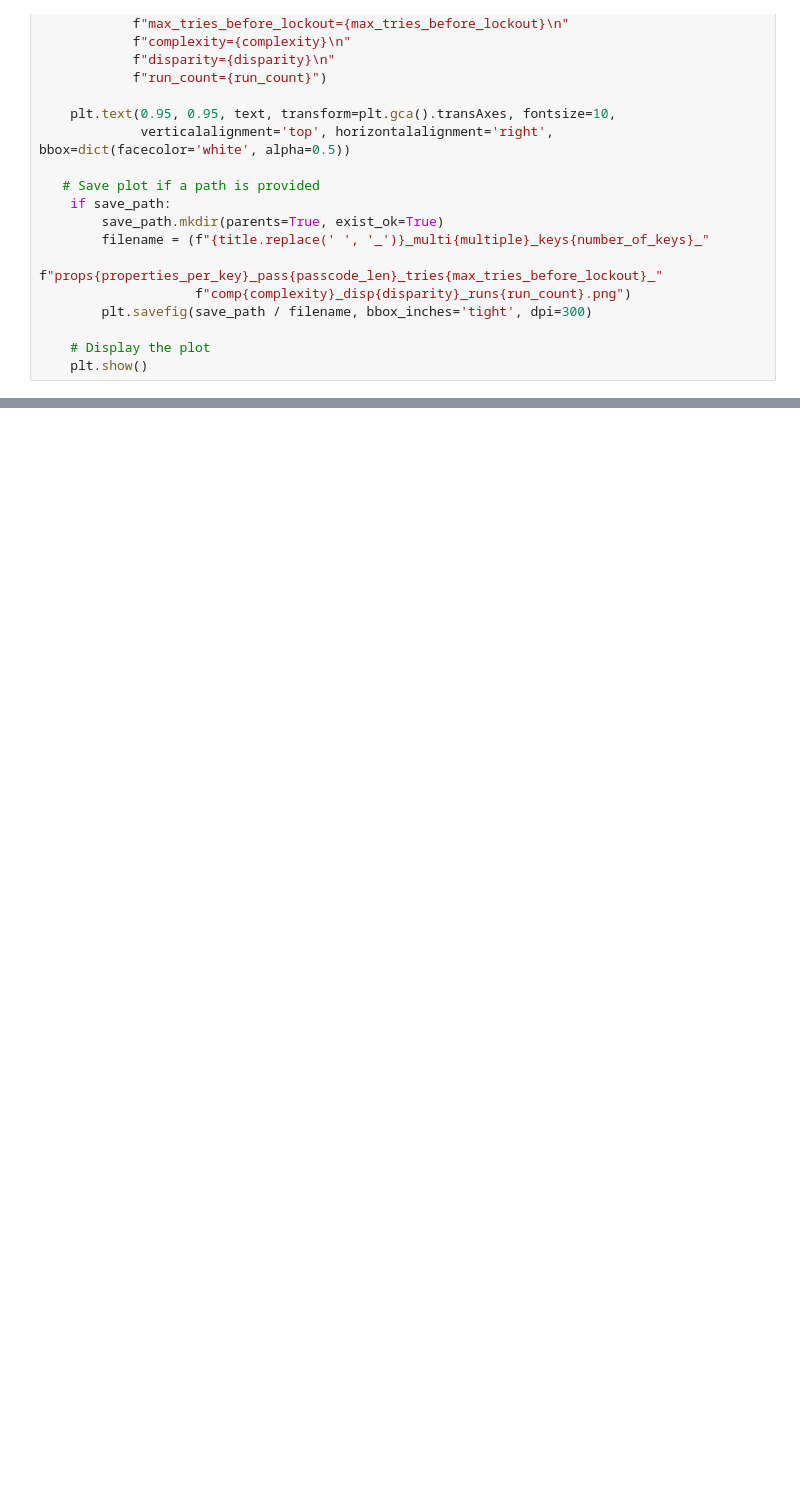
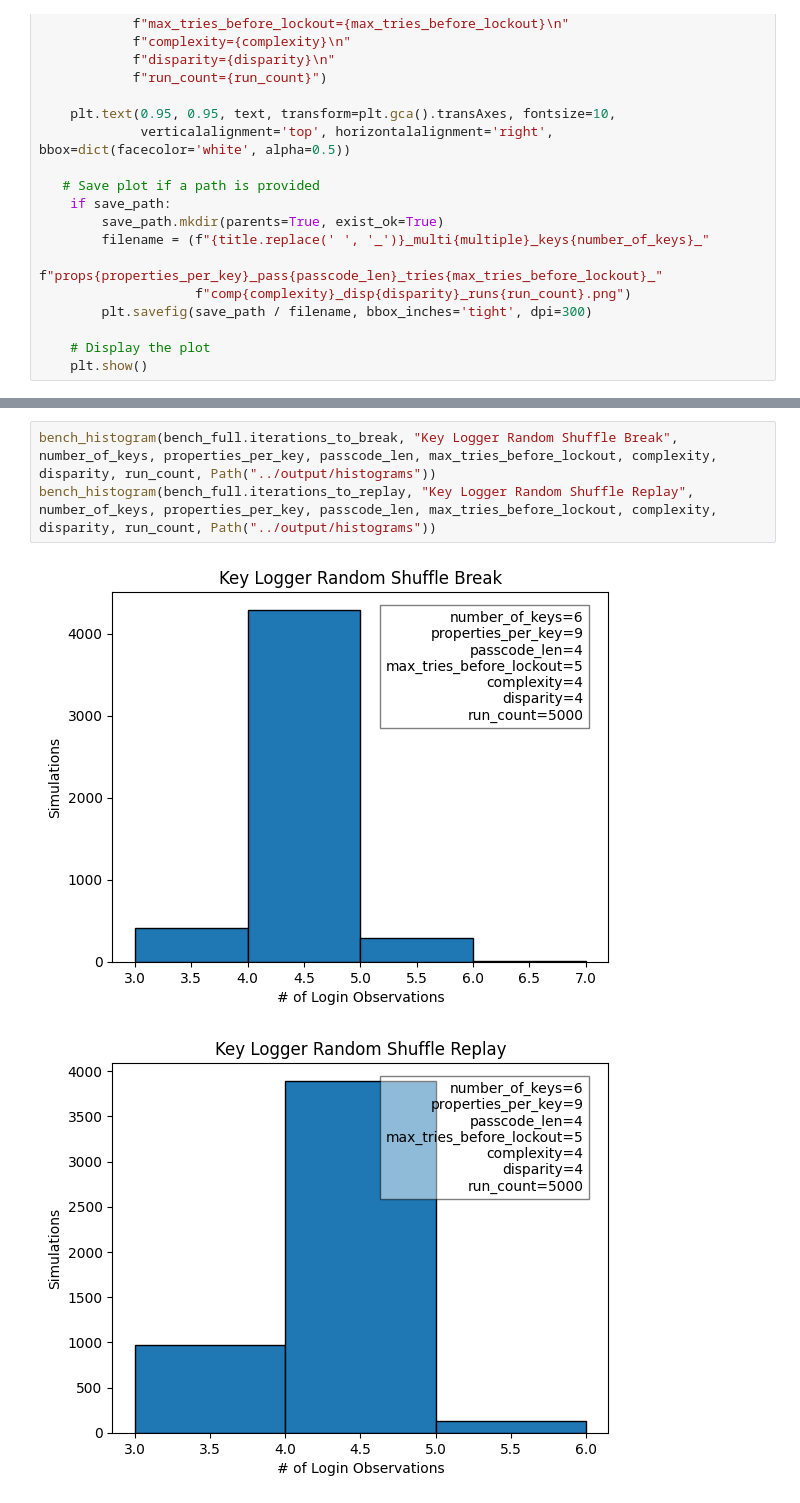
Before and after one commit to DonovanKelly/evilnkode, a Jupyter notebook: notebooks/evilkode.ipynb, the cells around one changed output, grey strips where cells are left out. Drawn from its saved outputs; the diff is of its cells as text; blank space fills up the shorter version.

```diff
--- a/notebooks/evilkode.ipynb
+++ b/notebooks/evilkode.ipynb
@@ -107,0 +112,6 @@ bench_histogram(bench_tower.runs, "Key Logger Tower Shuffle", number_of_keys, pr
+# %%
+bench_histogram(bench_full.iterations_to_break, "Key Logger Random Shuffle Break", number_of_keys, properties_per_key, passcode_len, max_tries_before_lockout, complexity, disparity, run_count, Path("../output/histograms"))
+bench_histogram(bench_full.iterations_to_replay, "Key Logger Random Shuffle Replay", number_of_keys, properties_per_key, passcode_len, max_tries_before_lockout, complexity, disparity, run_count, Path("../output/histograms"))
+# %% [output]
+[figure, added]
+[figure, added]
```
Also changed, not shown: parts of 7 cells of this notebook, 5 other files.
